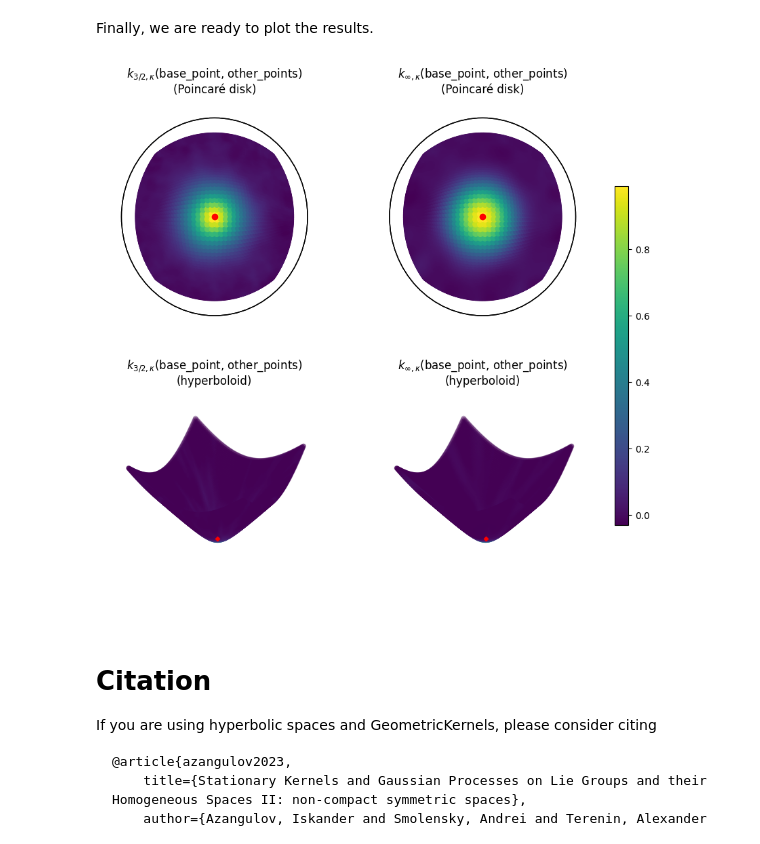
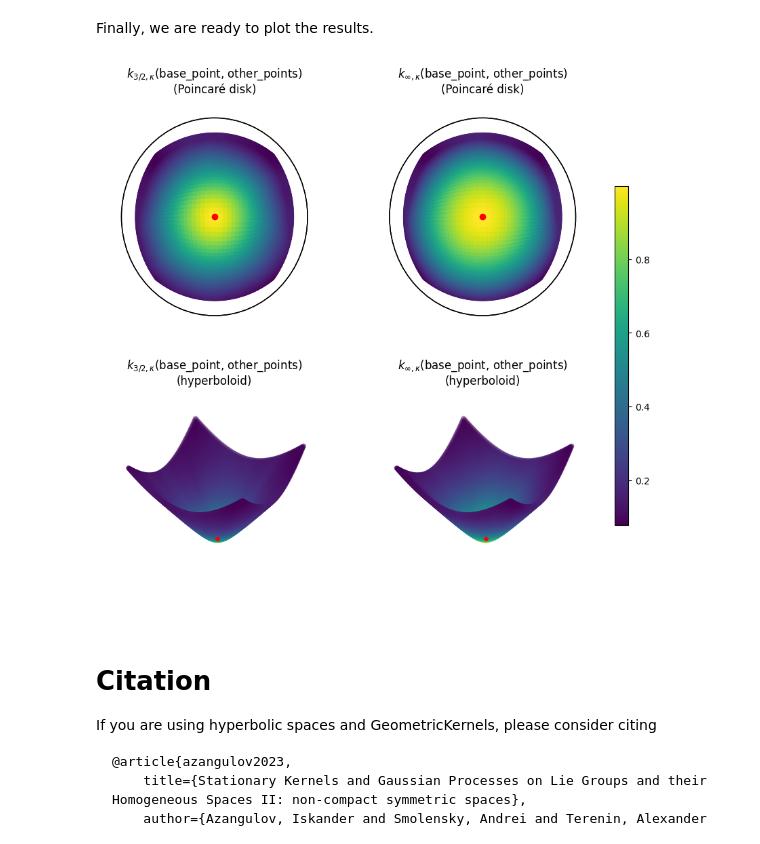
Before and after one commit to geometric-kernels/GeometricKernels, a Jupyter notebook: notebooks/spaces/Hyperbolic.ipynb, the cells around one changed output. Cells and saved outputs as stored; diff of their text form; code cells hidden in the pictures.

Commit message:
Updated notebooks on spaces

```diff
--- a/notebooks/spaces/Hyperbolic.ipynb
+++ b/notebooks/spaces/Hyperbolic.ipynb
@@ -124,5 +62,5 @@ key = np.random.RandomState(seed=1234)
 # %% [markdown]
 Now we are ready to create a generic Matérn kernel.
 # %%
-kernel = MaternFeatureMapKernel(hyperbolic_space, feature_map, key)
+kernel = MaternGeometricKernel(hyperbolic_space, key=key)
 # %% [markdown]
@@ -134,8 +72,7 @@ The next line initializes the *state* which is composed of two parts: `params`,
 **Note:** our kernels do not contain the outputscale/variance parameter frequently used in Gaussian processes.
 However, it is usually trivial to add it by multiplying the kernel by an (optimizable) constant.
 # %%
-params, state = kernel.init_params_and_state()
+params = kernel.init_params()
 print('params:', params)
-print('state:', state)
 # %% [output]
 params: {'nu': array(inf), 'lengthscale': array(1.)}
@@ -143,7 +79,7 @@ state: {}
 # %% [markdown]
 To define two different kernels, Matern-3/2 and Matern-∞ (aka heat, RBF, squared exponential, diffusion), we need two different versions of `params`:
 # %%
-params["lengthscale"] = np.array([0.5])
+params["lengthscale"] = np.array([1.5])
 params_32  = params.copy()
 params_inf = params.copy()
 del params
@@ -232,8 +165,8 @@ other_points = hyperbolic_space.from_coordinates(other_points, "intrinsic")
 # %% [markdown]
 The next cell evaluates $k_{\nu, \kappa}($ `base_point` $, x)$ for $x \in $ `other_points` for $\nu$ either $3/2$ or $\infty$.
 # %%
-kernel_vals_32  = kernel.K(params_32,  state, base_point, other_points)
-kernel_vals_inf = kernel.K(params_inf, state, base_point, other_points)
+kernel_vals_32  = kernel.K(params_32,  base_point, other_points)
+kernel_vals_inf = kernel.K(params_inf, base_point, other_points)
 # %% [markdown]
 Finally, we are ready to plot the results.
 # %%
@@ -249,42 +182,42 @@ cmap = plt.get_cmap('viridis')
 visualization.plot(other_points, space="H2_poincare_disk", c=kernel_vals_32,  cmap=cmap, ax=ax1)
 visualization.plot(other_points, space="H2_poincare_disk", c=kernel_vals_inf, cmap=cmap, ax=ax2)
 ax3.scatter(other_points[:, 2], other_points[:, 1], other_points[:, 0],
-                         c=cmap(kernel_vals_32[0]))
+                         c=kernel_vals_32[0], cmap=cmap)
 ax4.scatter(other_points[:, 2], other_points[:, 1], other_points[:, 0],
-                         c=cmap(kernel_vals_inf[0]))
+                         c=kernel_vals_inf[0], cmap=cmap)
 
 
 # Remove axis
 ax1.set_axis_off()
 ax2.set_axis_off()
 ax3._axis3don = False
 ax4._axis3don = False
 
 # plot the base point
 visualization.plot(base_point, space="H2_poincare_disk", c='red', ax=ax1)
 visualization.plot(base_point, space="H2_poincare_disk", c='red', ax=ax2)
 ax3.scatter(base_point[0, 2], base_point[0, 1], base_point[0, 0], s=10, c='r', marker='D')
 ax4.scatter(base_point[0, 2], base_point[0, 1], base_point[0, 0], s=10, c='r', marker='D')
 
 # find common range of values
 minmin_vis = np.min([np.min(kernel_vals_32), np.min(kernel_vals_inf)])
 maxmax_vis = np.max([np.max(kernel_vals_32), np.max(kernel_vals_inf)])
 
 # add space for color bar
 ax1.set_title(r'$k_{3/2, \kappa}($base_point, other_points$)$'   '\n(Poincaré disk)')
 ax2.set_title('$k_{\infty, \kappa}($base_point, other_points$)$' '\n(Poincaré disk)')
 ax3.set_title(r'$k_{3/2, \kappa}($base_point, other_points$)$'   '\n(hyperboloid)')
 ax4.set_title('$k_{\infty, \kappa}($base_point, other_points$)$' '\n(hyperboloid)')
 
 sm = plt.cm.ScalarMappable(cmap=cmap,
                            norm=plt.Normalize(vmin=minmin_vis, vmax=maxmax_vis))
 fig.subplots_adjust(right=0.85)
 cbar_ax = fig.add_axes([0.88, 0.25, 0.02, 0.5])
 fig.colorbar(sm, cax=cbar_ax)
 
 plt.show()
 # %% [output]
-[figure, old version]
+[figure, new version]
 # %% [markdown]
 # Citation
 
```
Also changed, not shown: parts of 15 cells of this notebook, 1 other file.
